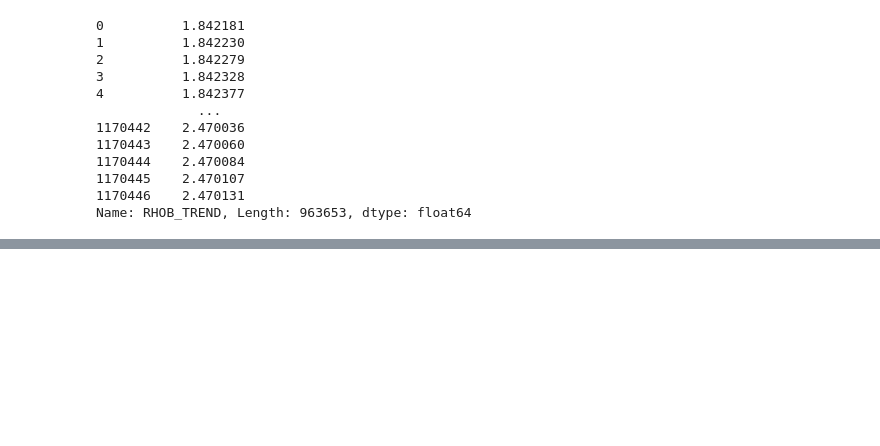
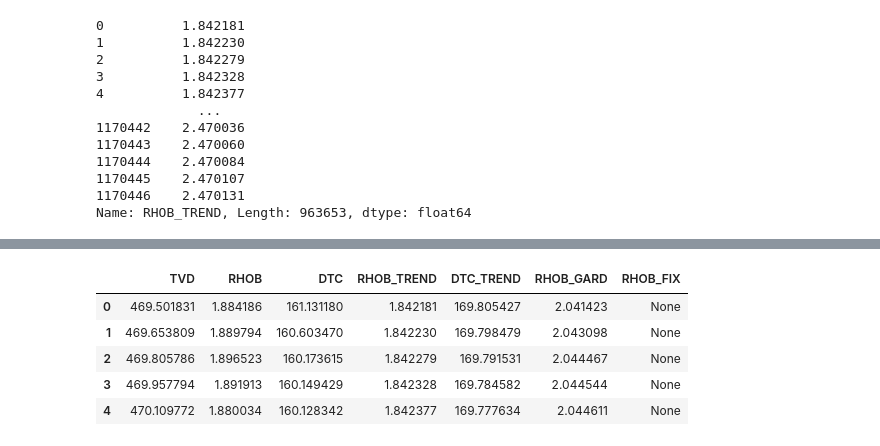
Before and after one commit to ABV-Hub/force2020_priv, a Jupyter notebook: EDA - Normalisation.ipynb, the cells around one changed output, grey strips where cells are left out. Saved outputs shown, nothing was run; the diff lists cells and outputs as text; code cells hidden in the pictures; blank space fills up the shorter version.

```diff
--- a/EDA - Normalisation.ipynb
+++ b/EDA - Normalisation.ipynb
@@ -336,0 +394,9 @@ Name: RHOB_TREND, Length: 963653, dtype: float64
+# %%
+data_rhob_tvd.head()
+# %% [output]
+|  | TVD | RHOB | DTC | RHOB_TREND | DTC_TREND | RHOB_GARD | RHOB_FIX |
+| 0 | 469.501831 | 1.884186 | 161.131180 | 1.842181 | 169.805427 | 2.041423 | None |
+| 1 | 469.653809 | 1.889794 | 160.603470 | 1.842230 | 169.798479 | 2.043098 | None |
+| 2 | 469.805786 | 1.896523 | 160.173615 | 1.842279 | 169.791531 | 2.044467 | None |
+| 3 | 469.957794 | 1.891913 | 160.149429 | 1.842328 | 169.784582 | 2.044544 | None |
+| 4 | 470.109772 | 1.880034 | 160.128342 | 1.842377 | 169.777634 | 2.044611 | None |
```
Also changed, not shown: parts of 8 cells of this notebook, 10 other files.
